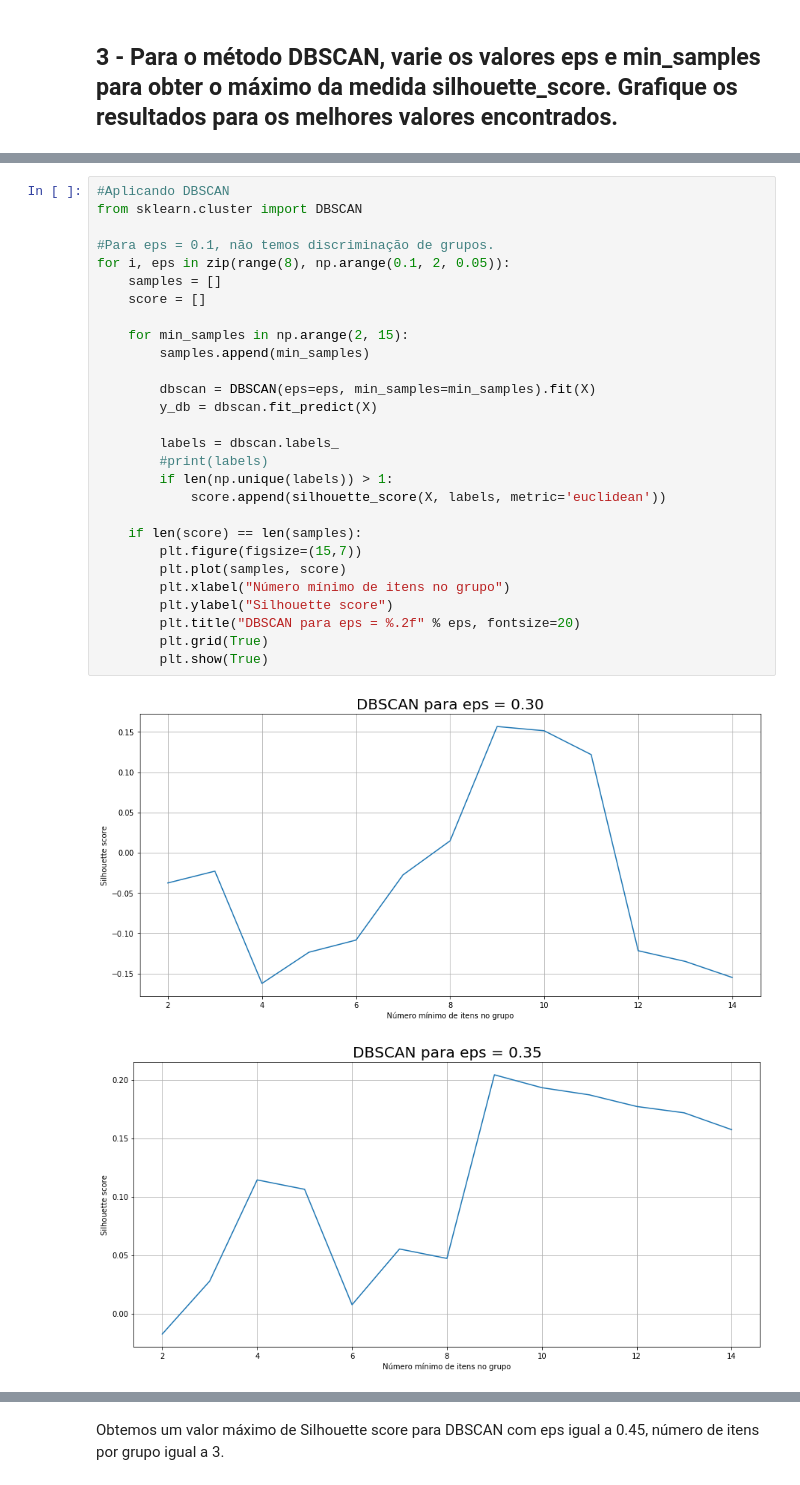
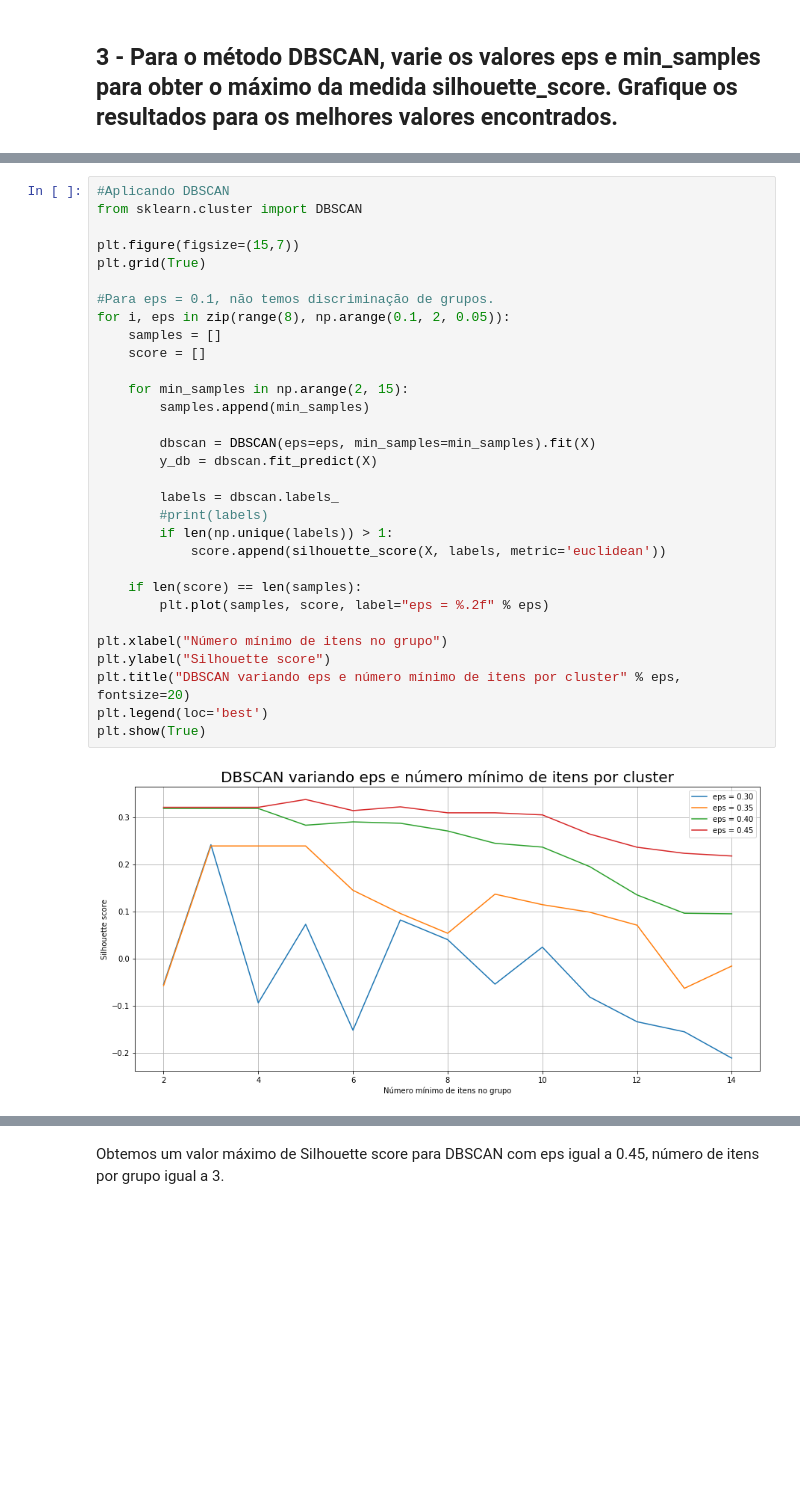
Before and after one commit to jcelias98/Clustering, a Jupyter notebook: Projeto 4.ipynb, the cells around one changed output, grey strips where cells are left out. Cells and saved outputs as stored; diff of their text form; blank space fills up the shorter version.

```diff
--- a/Projeto 4.ipynb
+++ b/Projeto 4.ipynb
@@ -142,31 +142,33 @@ for c in class_labels:
 # %%
 #Aplicando DBSCAN
 from sklearn.cluster import DBSCAN
+
+plt.figure(figsize=(15,7))
+plt.grid(True)
 
 #Para eps = 0.1, não temos discriminação de grupos.
 for i, eps in zip(range(8), np.arange(0.1, 2, 0.05)):
     samples = []
     score = []
 
     for min_samples in np.arange(2, 15):
         samples.append(min_samples)
 
         dbscan = DBSCAN(eps=eps, min_samples=min_samples).fit(X)
         y_db = dbscan.fit_predict(X)
 
         labels = dbscan.labels_
         #print(labels)
         if len(np.unique(labels)) > 1:
             score.append(silhouette_score(X, labels, metric='euclidean'))
 
     if len(score) == len(samples):
-        plt.figure(figsize=(15,7))
-        plt.plot(samples, score)
-        plt.xlabel("Número mínimo de itens no grupo")
-        plt.ylabel("Silhouette score")
-        plt.title("DBSCAN para eps = %.2f" % eps, fontsize=20)
-        plt.grid(True)
-        plt.show(True)
+        plt.plot(samples, score, label="eps = %.2f" % eps)
+
+plt.xlabel("Número mínimo de itens no grupo")
+plt.ylabel("Silhouette score")
+plt.title("DBSCAN variando eps e número mínimo de itens por cluster" % eps, fontsize=20)
+plt.legend(loc='best')
+plt.show(True)
 # %% [output]
-[figure, old version]
+[figure, new version]
-[figure, removed]
```
Also changed, not shown: parts of 5 cells of this notebook.
